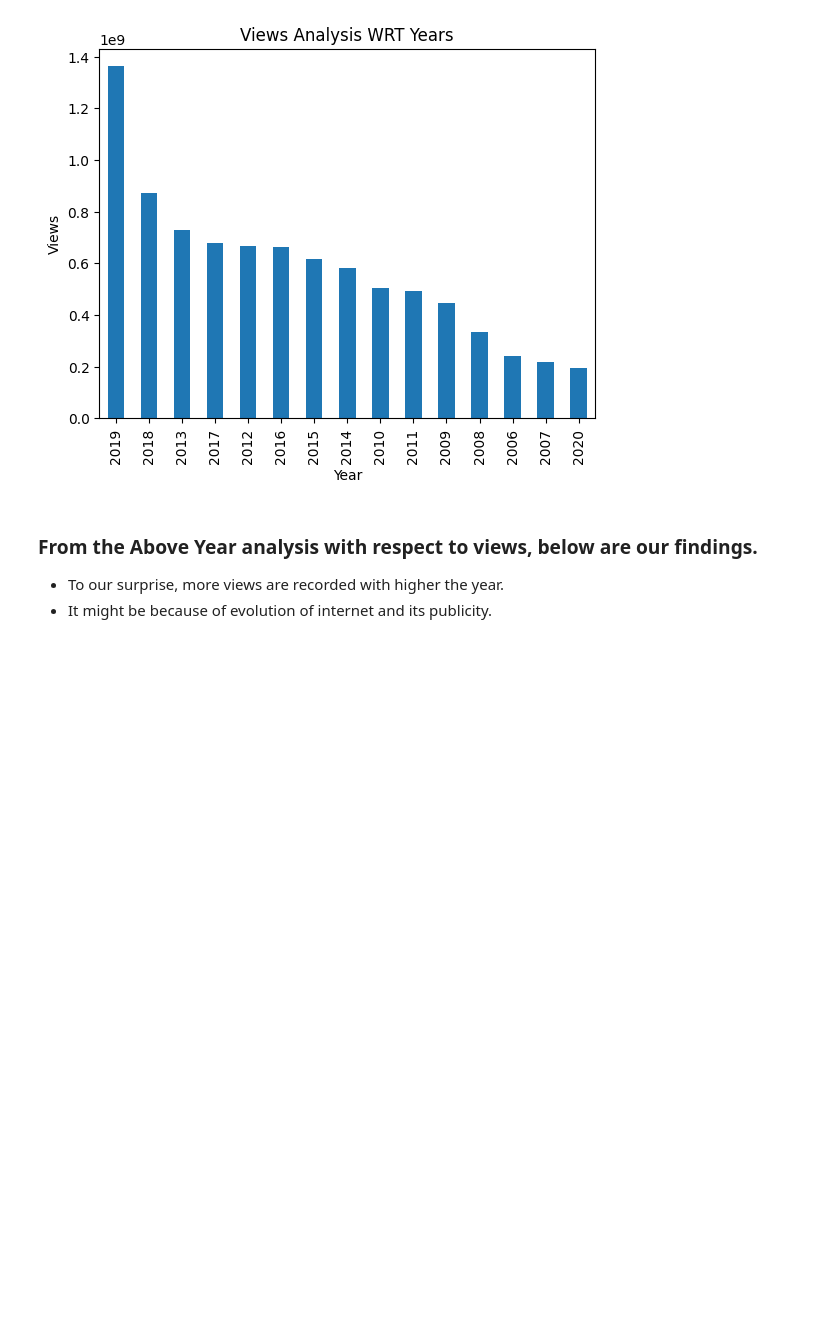
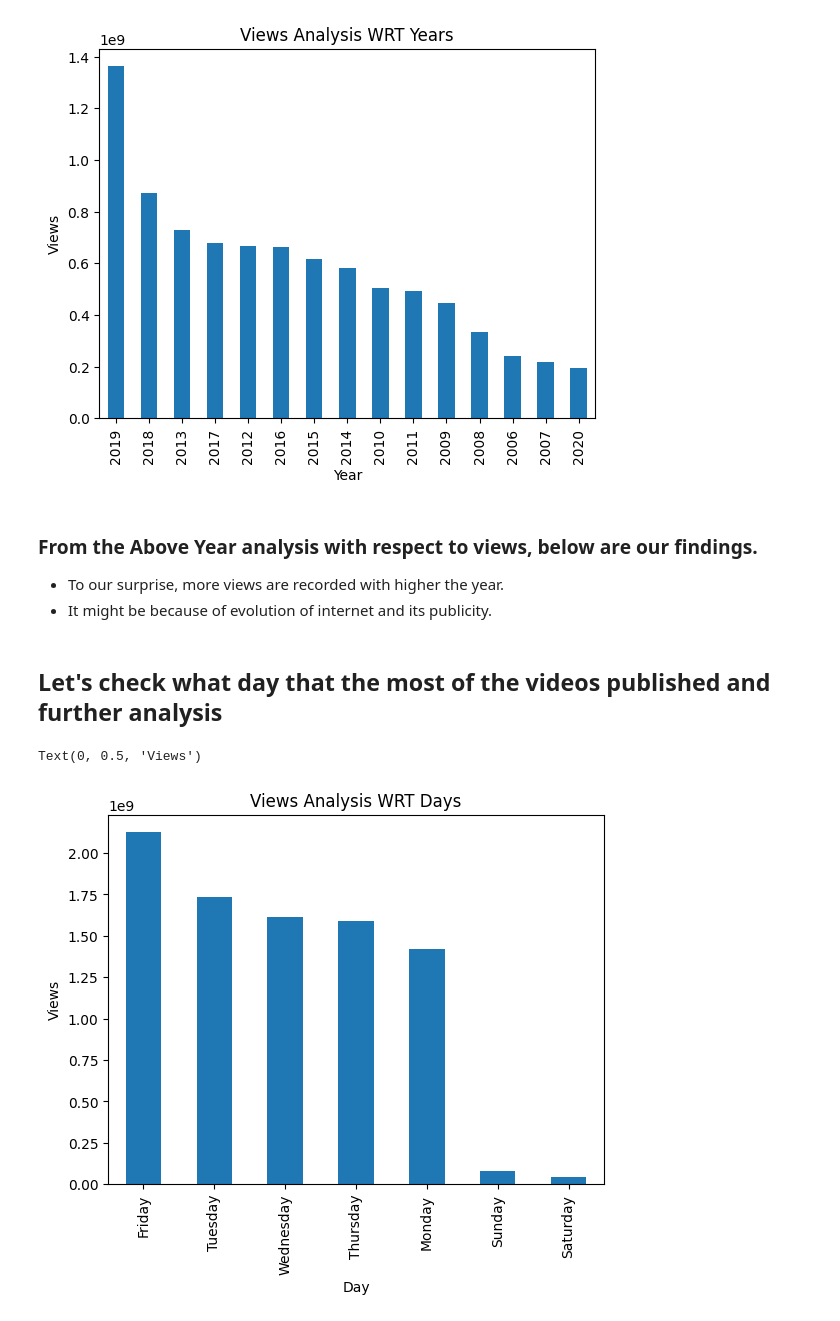
Before and after one commit to Mohamed-Harish-M-123/Capstone-Project-II, a Jupyter notebook: TED_Talks_views_prediction.ipynb, the cells around one changed output. Drawn from its saved outputs; the diff is of its cells as text; code cells hidden in the pictures; blank space fills up the shorter version.

Commit message:
View analysis wrt days was done

```diff
--- a/TED_Talks_views_prediction.ipynb
+++ b/TED_Talks_views_prediction.ipynb
@@ -275,3 +275,16 @@ Text(0, 0.5, 'Views')
 ### From the Above Year analysis with respect to views, below are our findings.
 - To our surprise, more views are recorded with higher the year.
 - It might be because of evolution of internet and its publicity.
+# %% [markdown]
+## Let's check what day that the most of the videos published and further analysis
+# %%
+days_views = ted_talks_dataframe.groupby('published_day')['views'].sum()
+days_views = days_views.sort_values(ascending=False)
+
+days_views.plot(kind='bar')
+plt.title('Views Analysis WRT Days')
+plt.xlabel('Day')
+plt.ylabel('Views')
+# %% [output]
+Text(0, 0.5, 'Views')
+[figure, added]
```
Also changed, not shown: parts of 2 cells of this notebook.
